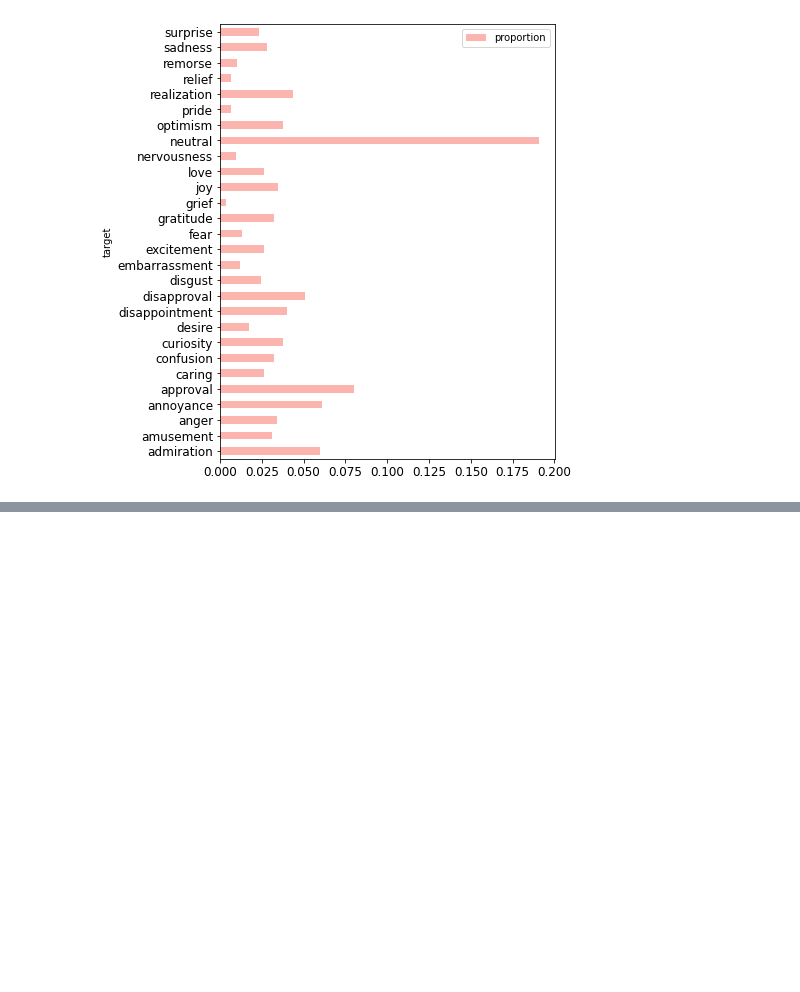
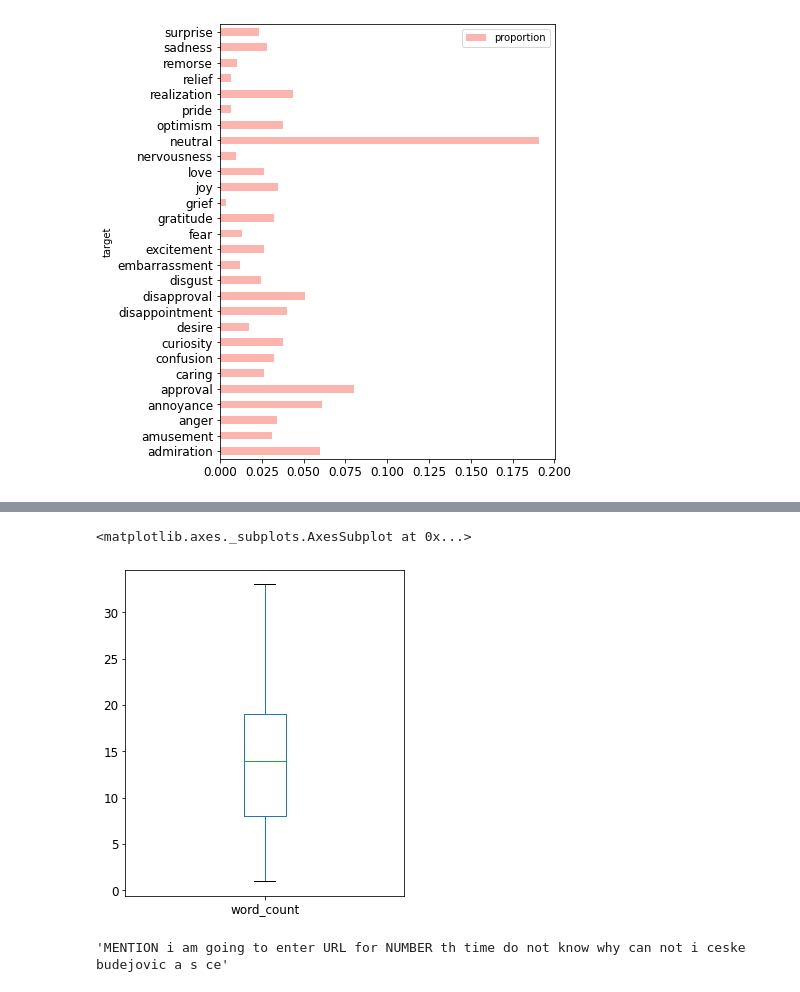
Before and after one commit to ppkgtmm/emotion, a Jupyter notebook: goemo_EDA.ipynb, the cells around one changed output, grey strips where cells are left out. Cells and saved outputs as stored; diff of their text form; code cells hidden in the pictures; blank space fills up the shorter version.

```diff
--- a/goemo_EDA.ipynb
+++ b/goemo_EDA.ipynb
@@ -51,0 +189,5 @@ target_dist.plot(x='target', y='proportion', kind='barh', rot=0, \
+# %%
+copy.word_count.plot(kind='box', fontsize=12, figsize=(5,6))
+# %% [output]
+<matplotlib.axes._subplots.AxesSubplot at 0x...>
+[figure, added]
@@ -51,0 +274,5 @@ target_dist.plot(x='target', y='proportion', kind='barh', rot=0, \
+# %%
+preprocess("😂 @mama124 Im gonna enter http:bit.ly.12673/ab \
+for 30th time :| don't know why cant i České Budějovic á Ś cé")
+# %% [output]
+'MENTION i am going to enter URL for NUMBER th time do not know why can not i ceske budejovic a s ce'
```
Also changed, not shown: parts of 33 cells of this notebook.
